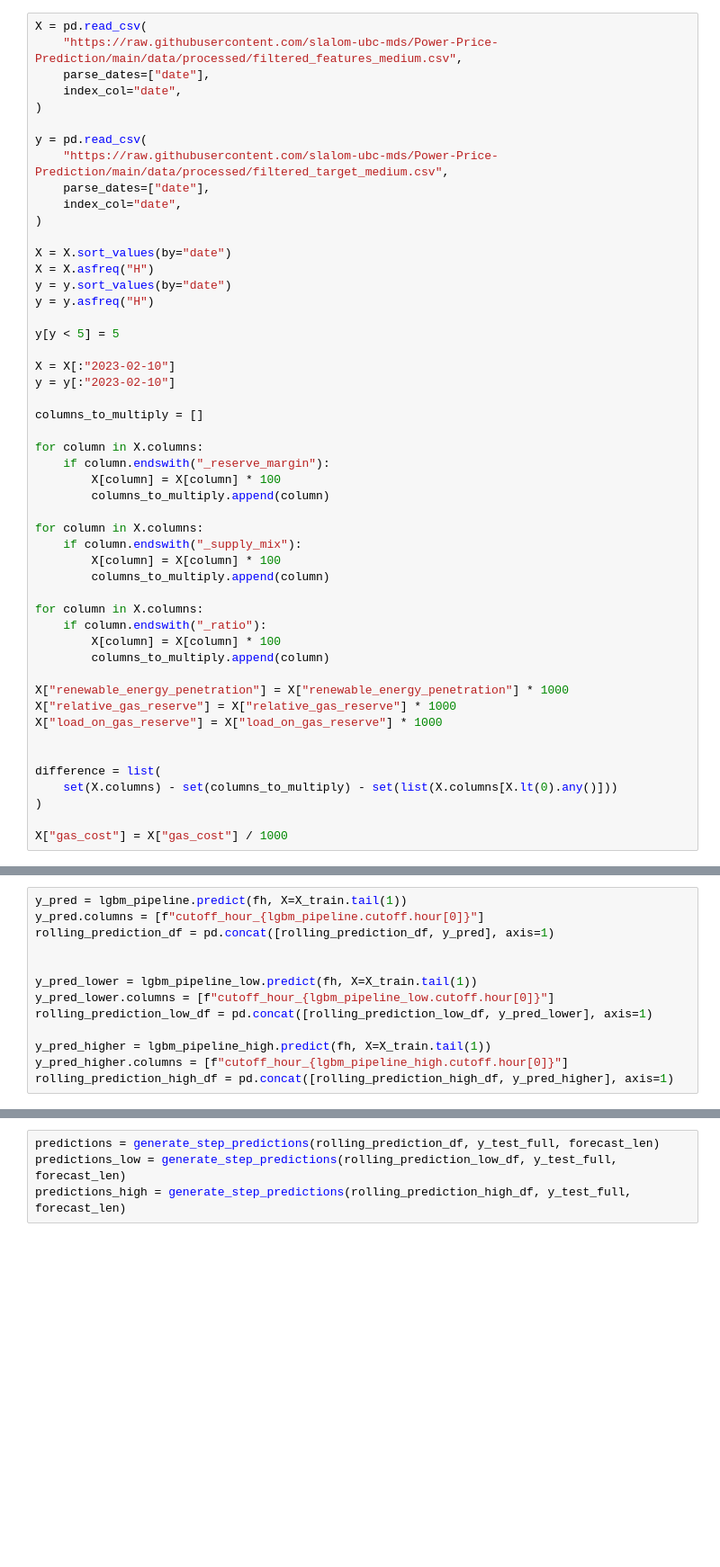
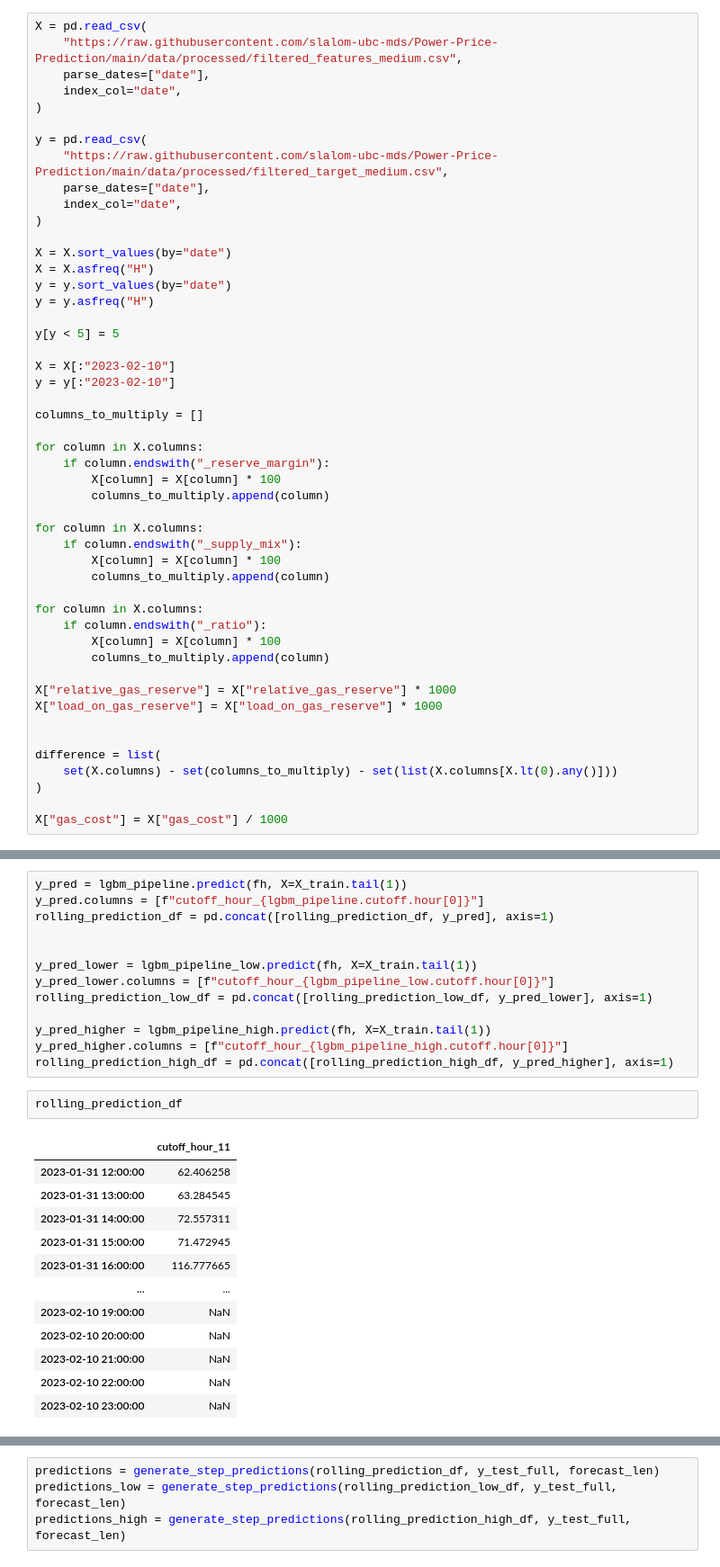
Before and after one commit to slalom-ubc-mds/Power-Price-Prediction, a Jupyter notebook: notebooks/local_pipeline/prediction_pipeline.ipynb, the cells around one changed output, grey strips where cells are left out. Shown at 90% size. Drawn from its saved outputs; the diff is of its cells as text; blank space fills up the shorter version.

```diff
--- a/notebooks/local_pipeline/prediction_pipeline.ipynb
+++ b/notebooks/local_pipeline/prediction_pipeline.ipynb
@@ -76,7 +76,6 @@ for column in X.columns:
         X[column] = X[column] * 100
         columns_to_multiply.append(column)
 
-X["renewable_energy_penetration"] = X["renewable_energy_penetration"] * 1000
 X["relative_gas_reserve"] = X["relative_gas_reserve"] * 1000
 X["load_on_gas_reserve"] = X["load_on_gas_reserve"] * 1000
 
@@ -259,3 +258,18 @@ rolling_prediction_low_df = pd.concat([rolling_prediction_low_df, y_pred_lower],
 y_pred_higher = lgbm_pipeline_high.predict(fh, X=X_train.tail(1))
 y_pred_higher.columns = [f"cutoff_hour_{lgbm_pipeline_high.cutoff.hour[0]}"]
 rolling_prediction_high_df = pd.concat([rolling_prediction_high_df, y_pred_higher], axis=1)
+# %%
+rolling_prediction_df
+# %% [output]
+|  | cutoff_hour_11 |
+| 2023-01-31 12:00:00 | 62.406258 |
+| 2023-01-31 13:00:00 | 63.284545 |
+| 2023-01-31 14:00:00 | 72.557311 |
+| 2023-01-31 15:00:00 | 71.472945 |
+| 2023-01-31 16:00:00 | 116.777665 |
+| ... | ... |
+| 2023-02-10 19:00:00 | NaN |
+| 2023-02-10 20:00:00 | NaN |
+| 2023-02-10 21:00:00 | NaN |
+| 2023-02-10 22:00:00 | NaN |
+| 2023-02-10 23:00:00 | NaN |
```
Also changed, not shown: parts of 16 cells of this notebook, 5 other files.
